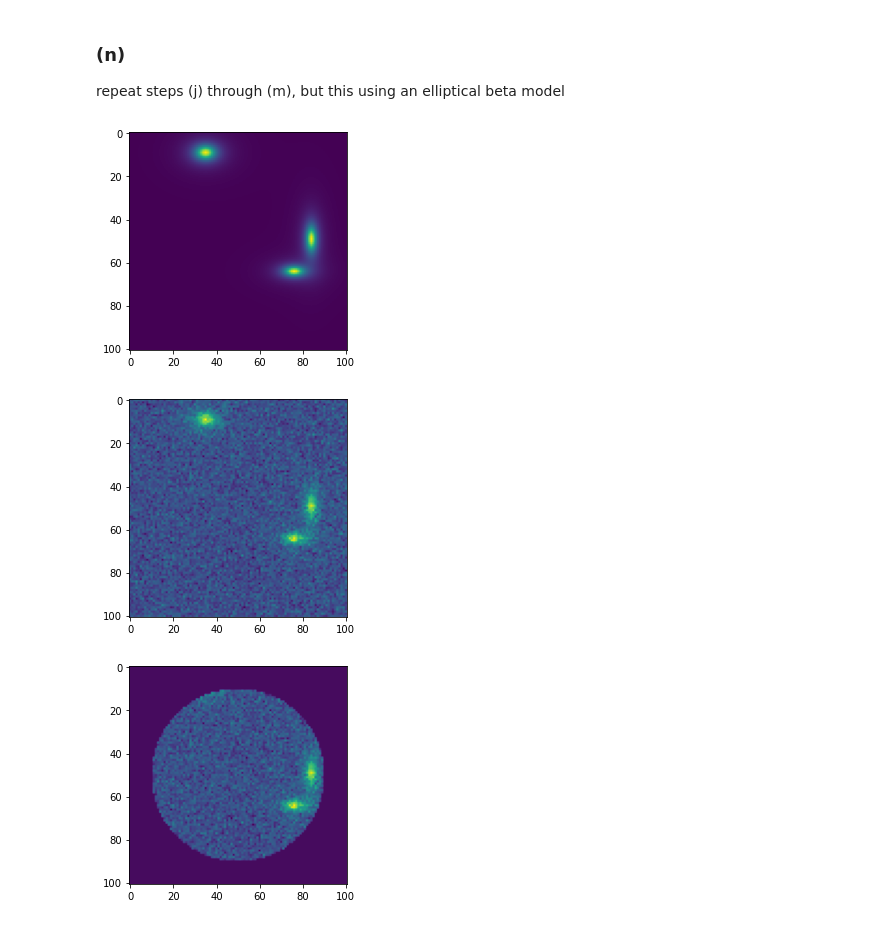
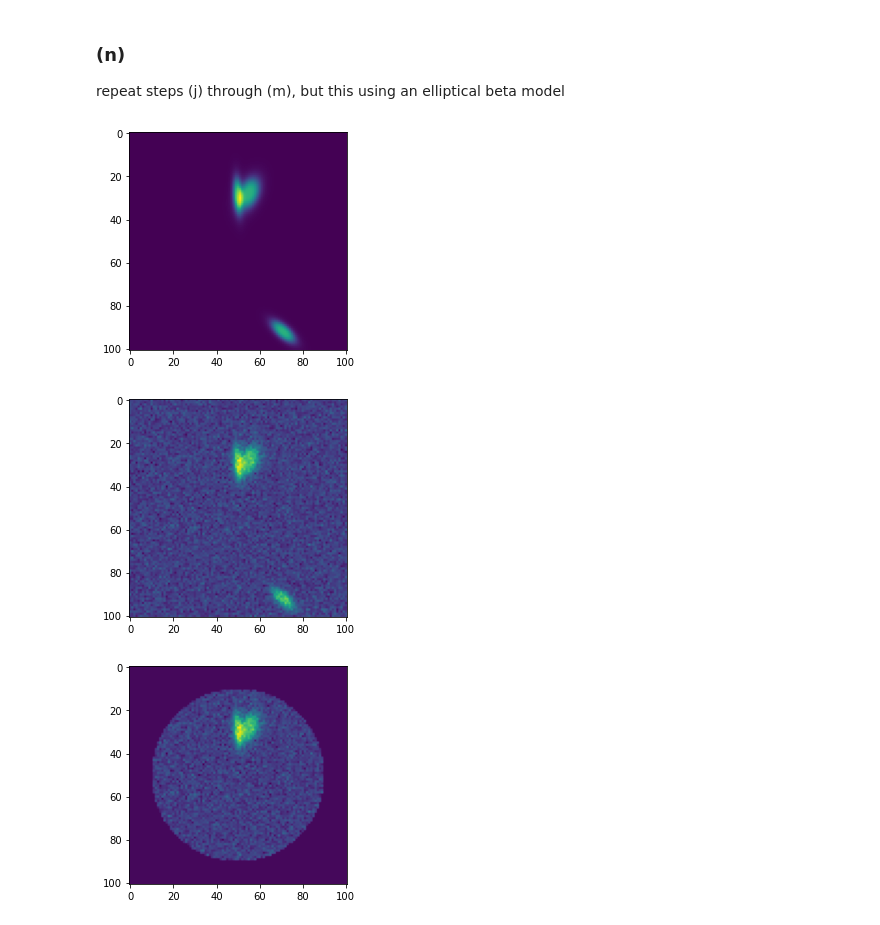
Before and after one commit to TobyWallage/PythonAssessment, a Jupyter notebook: Assessment.ipynb, the cells around one changed output. Saved outputs shown, nothing was run; the diff lists cells and outputs as text; code cells hidden in the pictures.

```diff
--- a/Assessment.ipynb
+++ b/Assessment.ipynb
@@ -542,17 +543,20 @@ class EllipticalBetaSource:
         self.y = y
         self.r_0 = r_0
         self.s_0 = s_0
-        self.a = 0.2+(np.random.rand() * 2)#semi-major axis
-        self.b = 0.2+(np.random.rand() * 2)#semi-minor axis
+        self.a = 0.5+(np.random.rand() * 3)#semi-major axis
+        self.b = 0.5+(np.random.rand() * 3)#semi-minor axis
         self.angle = np.pi * np.random.rand()
         self._calc_elliptical_beta_models()
 
     def _calc_elliptical_beta_models(self):
         def beta_model(x,y, center, r_0, s_0):
             x_0,y_0 = center
+            x_prime = (x-x_0)*np.cos(self.angle) - (y-y_0)*np.sin(self.angle)
+            y_prime = (x-x_0)*np.sin(self.angle) + (y-y_0)*np.cos(self.angle)
+
             a,b = self.a, self.b
-
-            r = np.sqrt(((x-x_0)/a)**2 + ((y-y_0)/b)**2)
+            r = ((x_prime/a)**2 + (y_prime/b)**2)/2
+            #r = np.sqrt(((x-x_0)/a)**2 + ((y-y_0)/b)**2)
 
             val = s_0 * np.power(1 + (r/r_0)**2,-1.5)
             return val
@@ -566,33 +570,33 @@ class EllipticalBetaSource:
     def check_location(self):
         #this should be identical to gaussian
         radius = (self.x-50)**2 + (self.y-50)**2
         if (40-10)**2 < radius < 40**2:
             return 'near edge'
         if radius > 40**2:
             return 'outside'
         return 'middle'
 
     def calc_percent_masked(self, mask):
         masked_volume = np.sum(mask * self.signal)
         '''
         in polar, dA = rdr dtheta
         where theta would be angle
         circularly symetric so will become
         dA = 2pi r dr
         '''
         def integrand(r):
             dA = 2 * np.pi * r
             val = self.s_0 * np.power(1 + (r/self.r_0)**2,-1.5)*dA
             return val
         volume , err = quad(integrand, 0, np.inf)
         return masked_volume/volume
 
 beta_model_image = Image(source_locations=[EllipticalBetaSource() for i in range(3)])
 
 beta_model_image.display_sources()
 beta_model_image.display_with_background()
 beta_model_image.display_with_mask()
 # %% [output]
-[figure, old version]
+[figure, new version]
-[figure, old version]
+[figure, new version]
-[figure, old version]
+[figure, new version]
```
Also changed, not shown: parts of 11 cells of this notebook.
